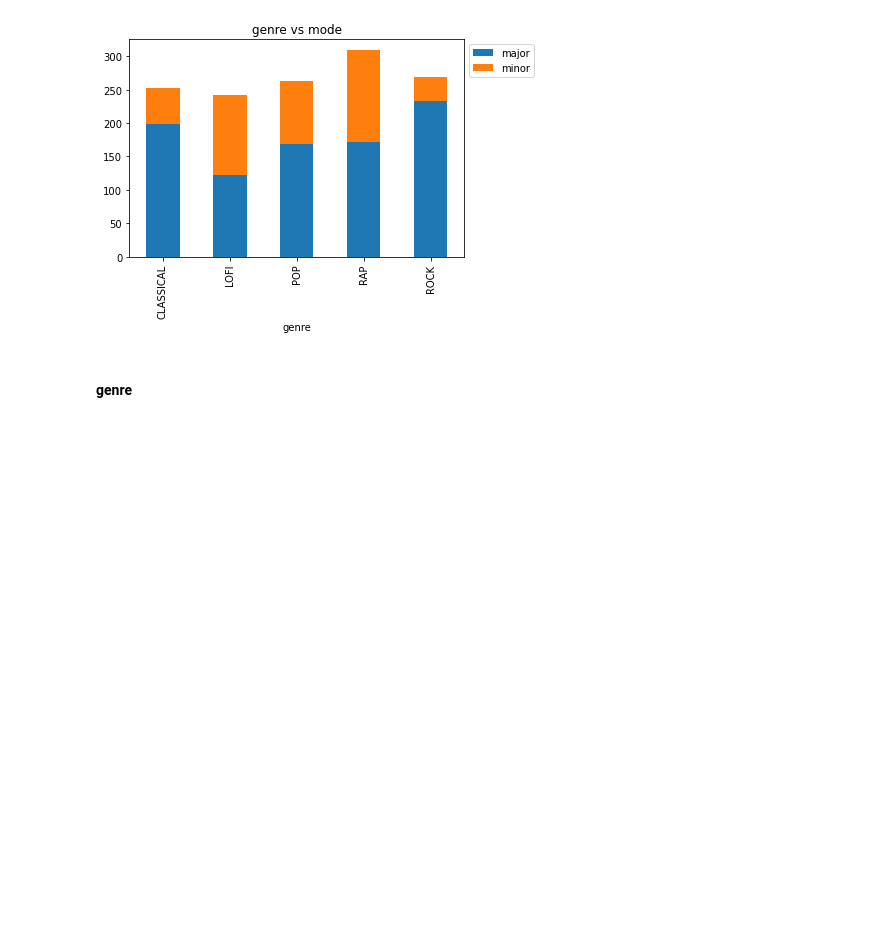
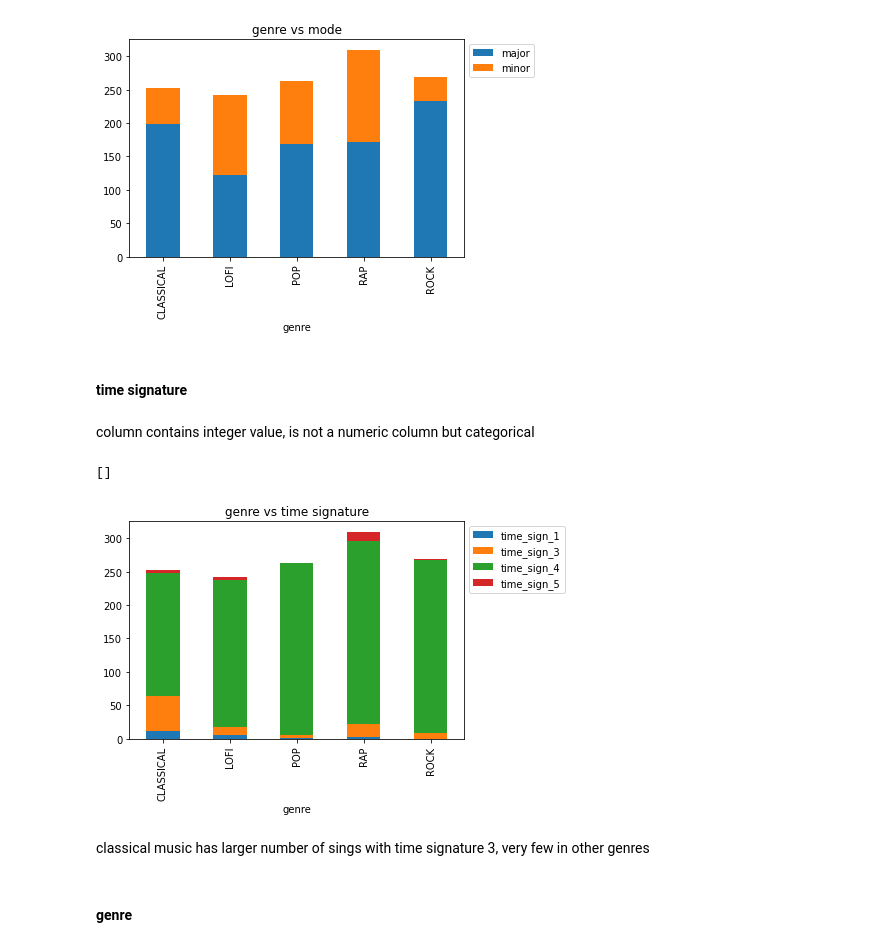
Before and after one commit to shailx383/genre-prediction-model, a Jupyter notebook: genre_classification.ipynb, the cells around one changed output. Drawn from its saved outputs; the diff is of its cells as text; code cells hidden in the pictures; blank space fills up the shorter version.

Commit message:
made time signature column categorical

```diff
--- a/genre_classification.ipynb
+++ b/genre_classification.ipynb
@@ -220,6 +220,39 @@ ax.plot()
 [figure]
 # %%
 genre_df.drop('minor', axis=1, inplace=True)
+# %% [markdown]
+#### time signature
+# %% [markdown]
+column contains integer value, is not a numeric column but categorical
+# %%
+time_map = {1: 'time_sign_1',
+           3: 'time_sign_3',
+           4: 'time_sign_4',
+           5: 'time_sign_5'}
+genre_df["time_signature"] = genre_df["time_signature"].map(time_map)
+time = pd.get_dummies(genre_df['time_signature'])
+genre_df = pd.concat([genre_df, time], axis=1)
+genre_df.drop('time_signature', axis=1, inplace=True)
+
+
+time_df = pd.pivot_table(genre_df,
+                        values=['time_sign_1', 'time_sign_3', 'time_sign_4', 'time_sign_5'],
+                        index='genre',
+                        aggfunc={"time_sign_1": np.sum,
+                                 "time_sign_3": np.sum,
+                                 "time_sign_4": np.sum,
+                                 "time_sign_5": np.sum,
+                                 })
+
+ax = time_df.plot.bar(stacked=True)
+ax.set_title("genre vs time signature", color='black')
+ax.legend(bbox_to_anchor=(1.0, 1.0))
+ax.plot()
+# %% [output]
+[]
+[figure, added]
+# %% [markdown]
+classical music has larger number of sings with time signature 3, very few in other genres
 # %% [markdown]
 #### genre
 # %%
```
Also changed, not shown: parts of 4 cells of this notebook, 3 other files.
